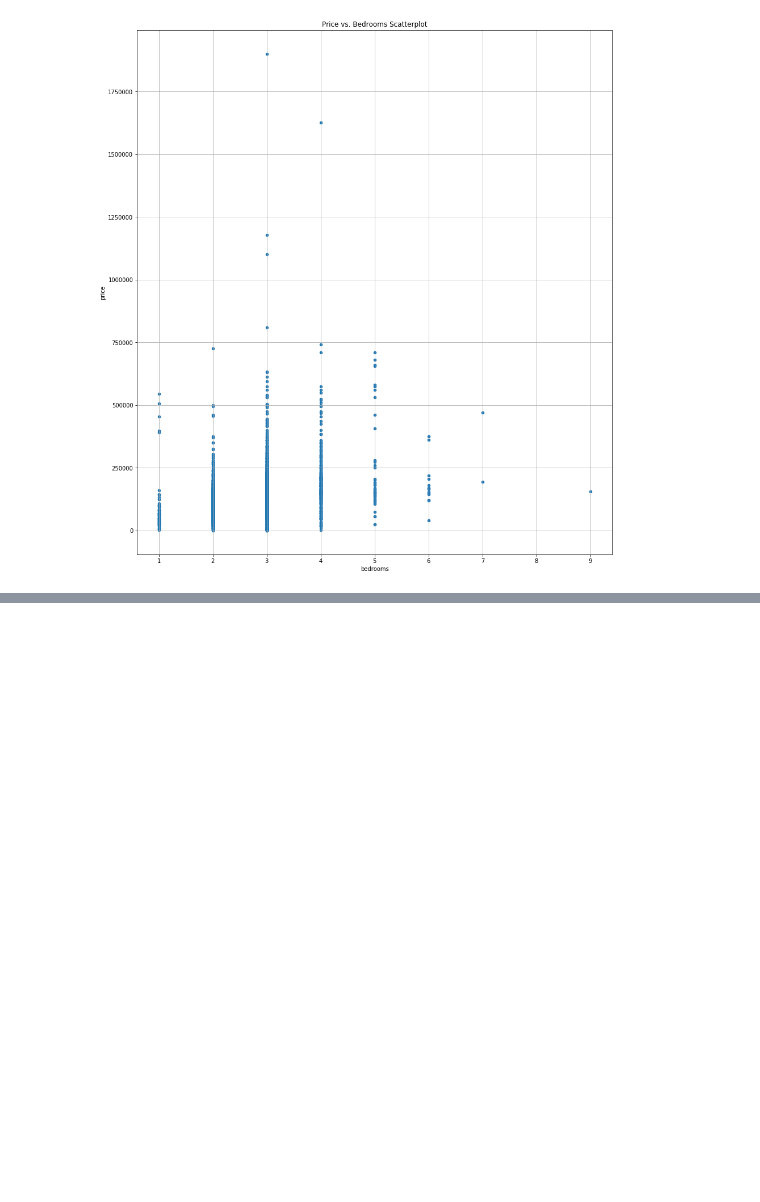
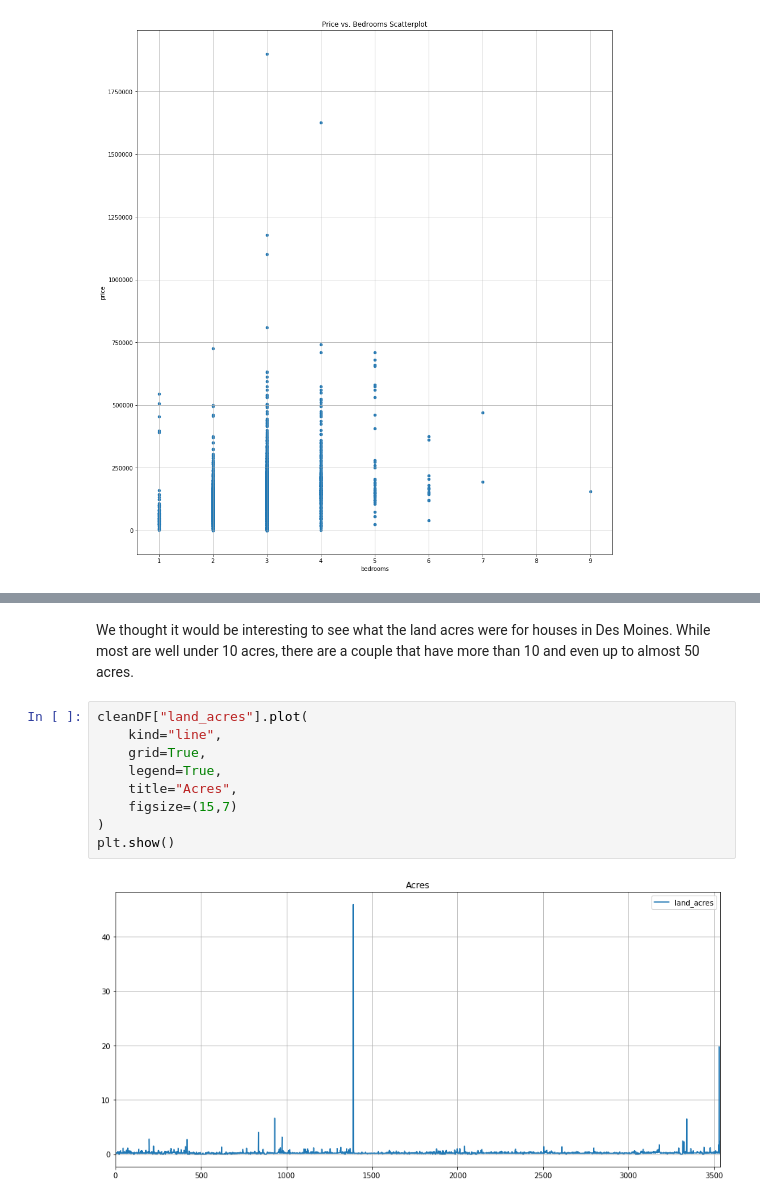
Before and after one commit to HansonMichaelR/PythonGroupProject, a Jupyter notebook: PurpleCobrasGroupProject.ipynb, the cells around one changed output, grey strips where cells are left out. Drawn from its saved outputs; the diff is of its cells as text; blank space fills up the shorter version.

```diff
--- a/PurpleCobrasGroupProject.ipynb
+++ b/PurpleCobrasGroupProject.ipynb
@@ -277,0 +297,13 @@ plt.show()
+# %% [markdown]
+We thought it would be interesting to see what the land acres were for houses in Des Moines.  While most are well under 10 acres, there are a couple that have more than 10 and even up to almost 50 acres.
+# %%
+cleanDF["land_acres"].plot(
+    kind="line",
+    grid=True,
+    legend=True,
+    title="Acres",
+    figsize=(15,7)
+)
+plt.show()
+# %% [output]
+[figure, added]
```
Also changed, not shown: parts of 16 cells of this notebook.
